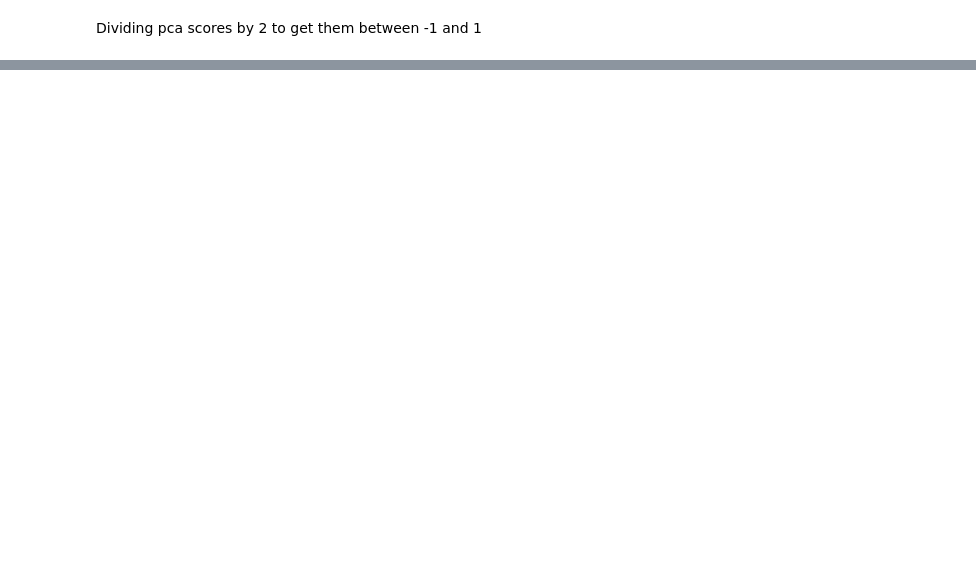
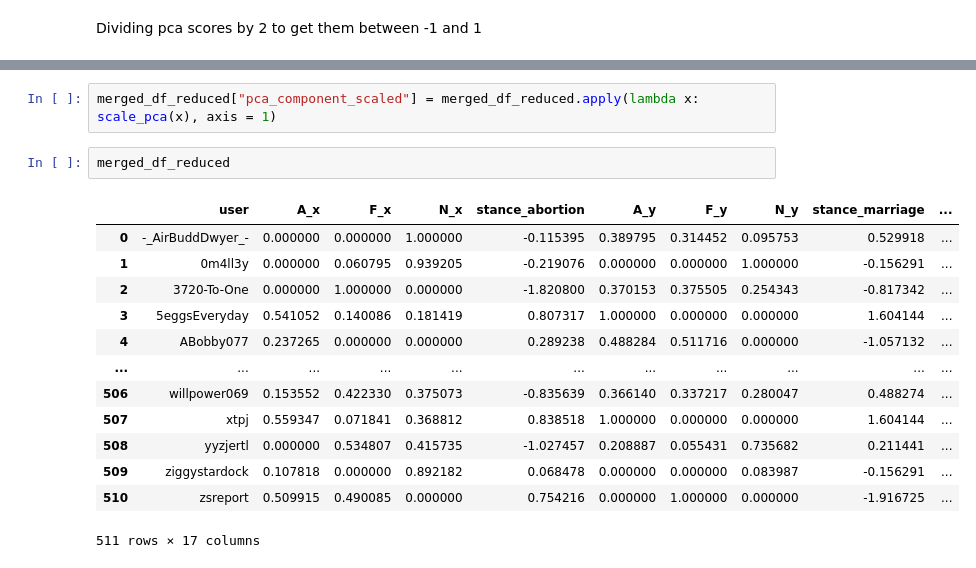
Before and after one commit to b0psheva27/BSc_project_polarization, a Jupyter notebook: notebooks/08_polarization.ipynb, the cells around one changed output, grey strips where cells are left out. Cells and saved outputs as stored; diff of their text form; blank space fills up the shorter version.

Commit message:
Restructured directories and reran polarization code for the 2 months
Co-Authored-By: b0psheva27 <129192578+b0psheva27@users.noreply.github.com>

```diff
--- a/notebooks/08_polarization.ipynb
+++ b/notebooks/08_polarization.ipynb
@@ -220,3 +226,21 @@ merged_df_reduced["pca_component_scaled"] = merged_df_reduced["pca_component"]/2
+# %%
+merged_df_reduced["pca_component_scaled"] = merged_df_reduced.apply(lambda x: scale_pca(x), axis = 1)
+# %%
+merged_df_reduced
+# %% [output]
+|  | user | A_x | F_x | N_x | stance_abortion | A_y | F_y | N_y | stance_marriage | ... |
+| 0 | -_AirBuddDwyer_- | 0.000000 | 0.000000 | 1.000000 | -0.115395 | 0.389795 | 0.314452 | 0.095753 | 0.529918 | ... |
+| 1 | 0m4ll3y | 0.000000 | 0.060795 | 0.939205 | -0.219076 | 0.000000 | 0.000000 | 1.000000 | -0.156291 | ... |
+| 2 | 3720-To-One | 0.000000 | 1.000000 | 0.000000 | -1.820800 | 0.370153 | 0.375505 | 0.254343 | -0.817342 | ... |
+| 3 | 5eggsEveryday | 0.541052 | 0.140086 | 0.181419 | 0.807317 | 1.000000 | 0.000000 | 0.000000 | 1.604144 | ... |
+| 4 | ABobby077 | 0.237265 | 0.000000 | 0.000000 | 0.289238 | 0.488284 | 0.511716 | 0.000000 | -1.057132 | ... |
+| ... | ... | ... | ... | ... | ... | ... | ... | ... | ... | ... |
+| 506 | willpower069 | 0.153552 | 0.422330 | 0.375073 | -0.835639 | 0.366140 | 0.337217 | 0.280047 | 0.488274 | ... |
+| 507 | xtpj | 0.559347 | 0.071841 | 0.368812 | 0.838518 | 1.000000 | 0.000000 | 0.000000 | 1.604144 | ... |
+| 508 | yyzjertl | 0.000000 | 0.534807 | 0.415735 | -1.027457 | 0.208887 | 0.055431 | 0.735682 | 0.211441 | ... |
+| 509 | ziggystardock | 0.107818 | 0.000000 | 0.892182 | 0.068478 | 0.000000 | 0.000000 | 0.083987 | -0.156291 | ... |
+| 510 | zsreport | 0.509915 | 0.490085 | 0.000000 | 0.754216 | 0.000000 | 1.000000 | 0.000000 | -1.916725 | ... |
+511 rows × 17 columns
 # %%
 # polarization
 pfun.calc_pol4(G, merged_df_reduced, "pca_component_scaled")
```
Also changed, not shown: parts of 11 cells of this notebook, 13 other files.
